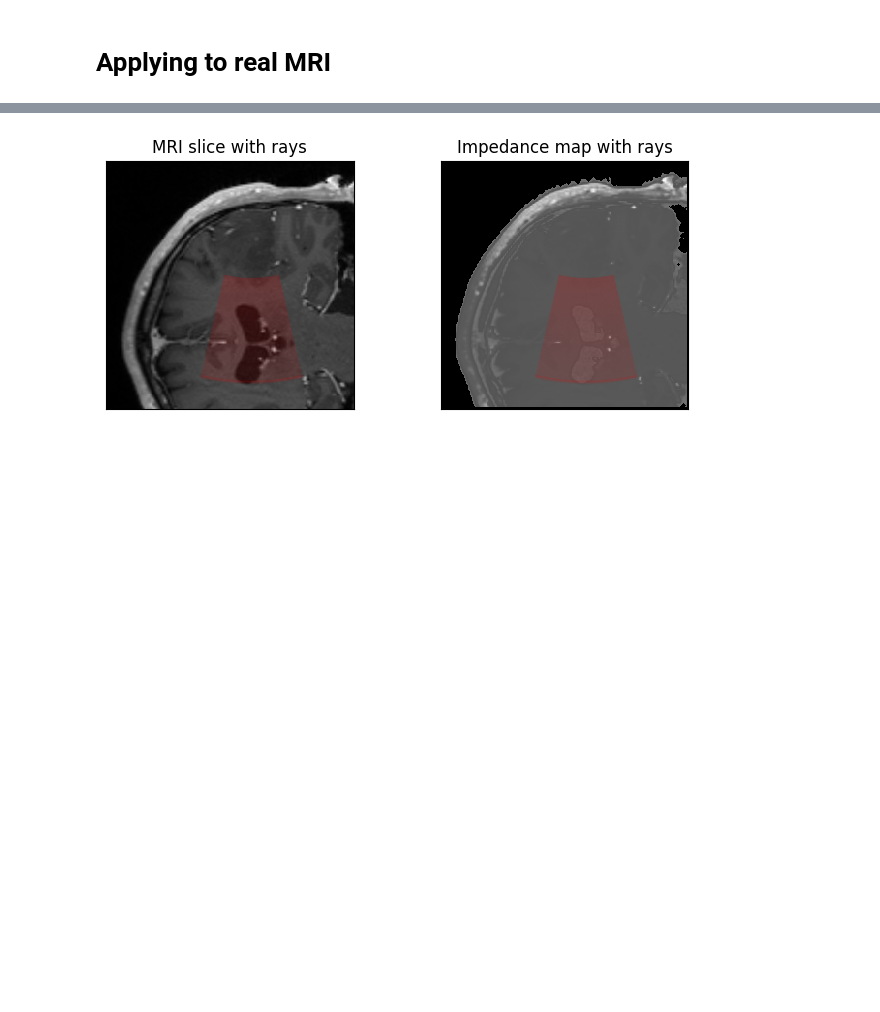
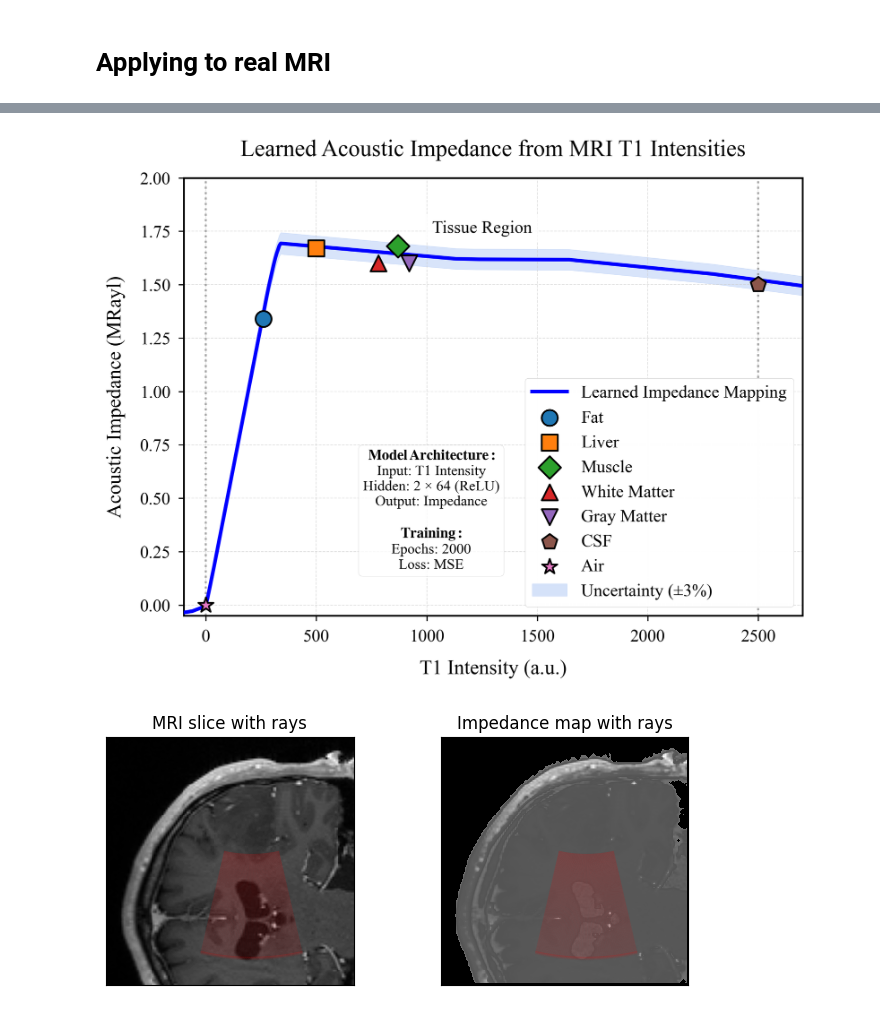
Before and after one commit to gduguey/DiffUS, a Jupyter notebook: notebooks/[DEMO] Modeling Choices.ipynb, the cells around one changed output, grey strips where cells are left out. Cells and saved outputs as stored; diff of their text form; code cells hidden in the pictures; blank space fills up the shorter version.

```diff
--- a/notebooks/[DEMO] Modeling Choices.ipynb
+++ b/notebooks/[DEMO] Modeling Choices.ipynb
@@ -172,3 +249,98 @@ Z_vol = ImpedanceEstimator.compute_impedance_volume(T1_volume, model_t1, thresho
+# %%
+# =====================
+# Create Academic Plot (using original intensities)
+# =====================
+fig, ax = plt.subplots(figsize=(7, 5.5))
+
+# Convert normalized range back to original intensities
+x_curve_original = min_int + (x_range) * (max_int - min_int)
+
+# Plot learned mapping using original intensities
+ax.plot(x_curve_original, y_pred, 'b-', linewidth=2.5,
+        label='Learned Impedance Mapping', zorder=10)
+
+# Plot training points using original intensities
+markers = ['o', 's', 'D', '^', 'v', 'p', '*']
+colors = plt.cm.tab10.colors[:len(tissue_data)]
+
+for i, (_, row) in enumerate(tissue_data.iterrows()):
+    ax.scatter(row['T1 Intensity'], row['Impedance (MRayl)'],
+               s=120, marker=markers[i], color=colors[i],
+               edgecolor='k', linewidth=1.2,
+               label=row['Tissue'], zorder=20)
+
+# Add uncertainty region using original intensities
+ax.fill_between(x_curve_original, y_pred * 0.97, y_pred * 1.03,
+                color='cornflowerblue', alpha=0.25,
+                label='Uncertainty (±3%)')
+
+# Add vertical lines for key regions in original space
+ax.axvline(x=min_int, color='gray', linestyle=':', alpha=0.7)
+ax.axvline(x=max_int, color='gray', linestyle=':', alpha=0.7)
+
+# Set labels and title
+ax.set_xlabel('T1 Intensity (a.u.)', fontsize=14, labelpad=10)
+ax.set_ylabel('Acoustic Impedance (MRayl)', fontsize=14, labelpad=10)
+ax.set_title('Learned Acoustic Impedance from MRI T1 Intensities',
+             fontsize=16, pad=15)
+
+# Set axis limits and ticks
+ax.set_xlim(-100, 2700)
+ax.set_ylim(-0.05, 2.0)
+ax.set_xticks(np.arange(0, 2600, 500))
+ax.set_yticks(np.arange(0.0, 2.1, 0.25))
+
+# Add grid
+ax.grid(True, linestyle='--', alpha=0.6)
+
+# Create and position main legend (top-right)
+main_legend = ax.legend(loc='lower right', framealpha=0.92,
+                        fancybox=True, shadow=False, ncol=1)
+ax.add_artist(main_legend)  # Explicitly add to axes
+
+# Create simplified legend for model elements (top-left)
+from matplotlib.lines import Line2D
+model_lines = [
+    Line2D([0], [0], color='b', lw=2.5, label='Learned Mapping'),
+    Line2D([0], [0], color='cornflowerblue', alpha=0.25,
+           label='Uncertainty (±3%)', linewidth=10)
+]
+# model_legend = ax.legend(handles=model_lines, loc='upper left',
+#                          framealpha=0.92, title='Model Elements',
+#                          title_fontsize=12)
+# ax.add_artist(model_legend)  # Explicitly add to axes
+
+# Add textbox with model info (bottom-left)
+model_info = (
+    r"$\bf{Model\,Architecture:}$" "\n"
+    "Input: T1 Intensity\n"
+    "Hidden: 2 × 64 (ReLU)\n"
+    "Output: Impedance\n\n"
+    r"$\bf{Training:}$" "\n"
+    "Epochs: 2000\n"
+    "Loss: MSE"
+)
+props = dict(boxstyle='round', facecolor='white', alpha=0.8, edgecolor='0.8')
+ax.text(0.4, 0.1, model_info, transform=ax.transAxes,
+        fontsize=10, horizontalalignment="center" ,verticalalignment='bottom', bbox=props)
+
+# Add domain annotations
+# ax.text(min_int+50, -0.1, 'Min Intensity', ha='left', va='top',
+#         fontsize=10, color='gray')
+# ax.text(max_int-50, -0.1, 'Max Intensity', ha='right', va='top',
+#         fontsize=10, color='gray')
+ax.text((min_int+max_int)/2, 1.8, 'Tissue Region', ha='center', va='top',
+        fontsize=12, bbox=dict(facecolor='white', alpha=0.8, edgecolor='none'))
+
+# Save in multiple formats
+plt.savefig('impedance_mapping.pdf', bbox_inches='tight')
+plt.savefig('impedance_mapping.tiff', dpi=600, format='tiff', bbox_inches='tight')
+plt.savefig('impedance_mapping.png', dpi=600, bbox_inches='tight')
+
+plt.tight_layout()
+plt.show()
+# %% [output]
+[figure, added]
 # %%
 UR = UltrasoundRenderer(220, 0.0001)
 
```
Also changed, not shown: parts of 3 cells of this notebook.
